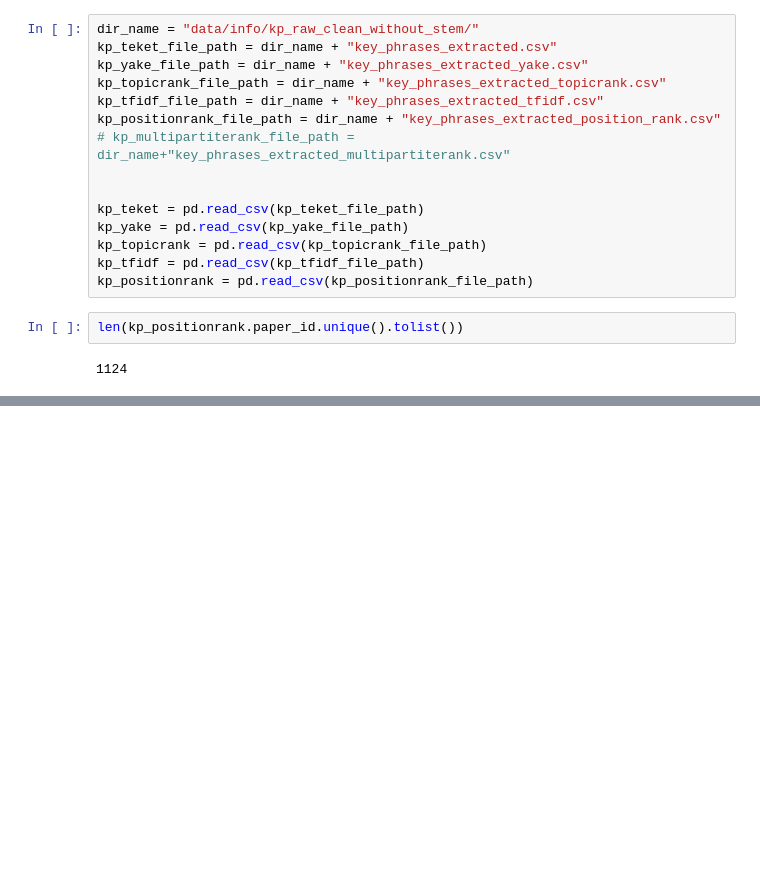
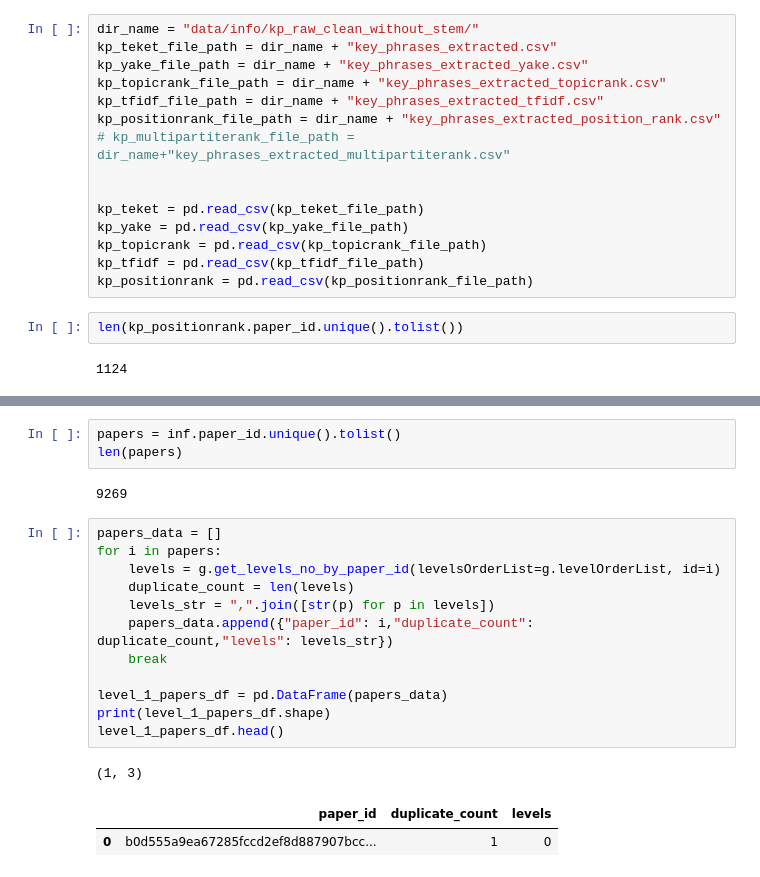
Before and after one commit to dev-SR/thesis-v1, a Jupyter notebook: graph.ipynb, the cells around one changed output, grey strips where cells are left out. Saved outputs shown, nothing was run; the diff lists cells and outputs as text; blank space fills up the shorter version.

```diff
--- a/graph.ipynb
+++ b/graph.ipynb
@@ -2134,0 +2138,21 @@ len(kp_positionrank.paper_id.unique().tolist())
+# %%
+papers = inf.paper_id.unique().tolist()
+len(papers)
+# %% [output]
+9269
+# %%
+papers_data = []
+for i in papers:
+	levels = g.get_levels_no_by_paper_id(levelsOrderList=g.levelOrderList, id=i)
+	duplicate_count = len(levels)
+	levels_str = ",".join([str(p) for p in levels])
+	papers_data.append({"paper_id": i,"duplicate_count": duplicate_count,"levels": levels_str})
+	break
+
+level_1_papers_df = pd.DataFrame(papers_data)
+print(level_1_papers_df.shape)
+level_1_papers_df.head()
+# %% [output]
+(1, 3)
+|  | paper_id | duplicate_count | levels |
+| 0 | b0d555a9ea67285fccd2ef8d887907bcc... | 1 | 0 |
```
Also changed, not shown: parts of 12 cells of this notebook, 4 other files.
